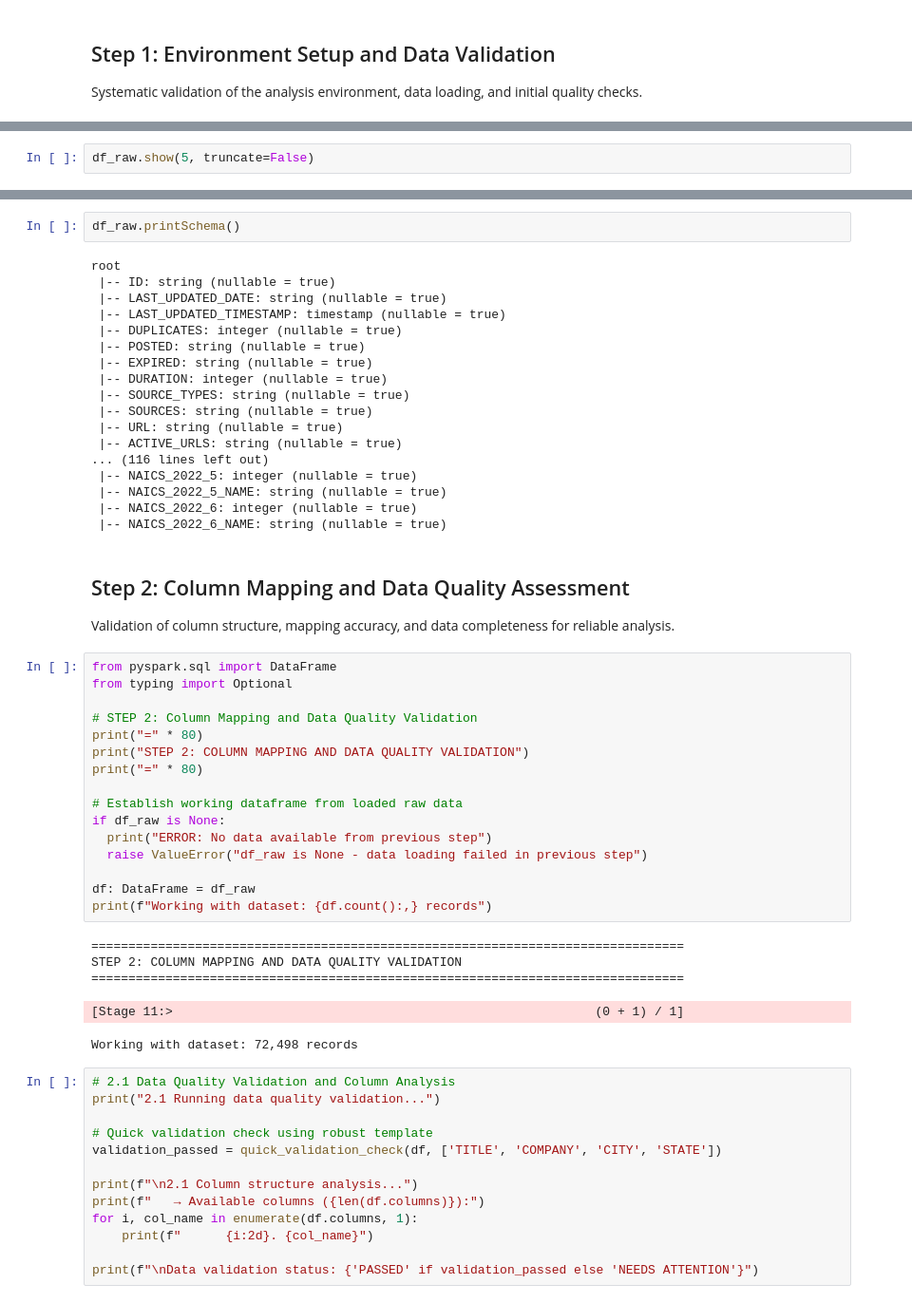
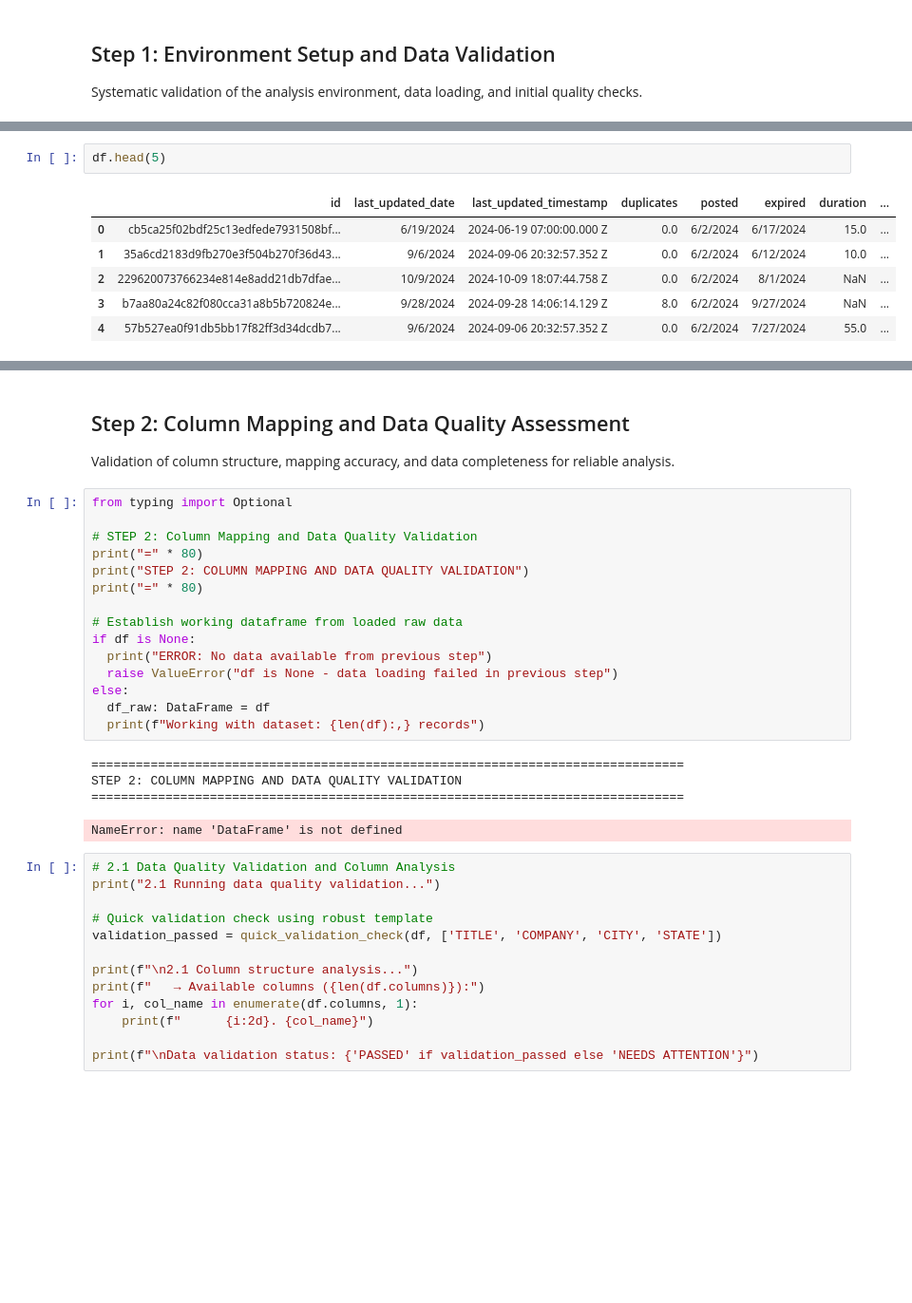
Before and after one commit to samarthya/ad688-scratch, a Jupyter notebook: notebooks/job_market_skill_analysis.ipynb, the cells around one changed output, grey strips where cells are left out. Shown at 95% size. Cells and saved outputs as stored; diff of their text form; blank space fills up the shorter version.

```diff
--- a/notebooks/job_market_skill_analysis.ipynb
+++ b/notebooks/job_market_skill_analysis.ipynb
@@ -162,3 +181,9 @@ STEP 1: VALIDATION COMPLETE
 # %%
-df_raw.show(5, truncate=False)
+df.head(5)
 # %% [output]
+|  | id | last_updated_date | last_updated_timestamp | duplicates | posted | expired | duration | ... |
+| 0 | cb5ca25f02bdf25c13edfede7931508bf... | 6/19/2024 | 2024-06-19 07:00:00.000 Z | 0.0 | 6/2/2024 | 6/17/2024 | 15.0 | ... |
+| 1 | 35a6cd2183d9fb270e3f504b270f36d43... | 9/6/2024 | 2024-09-06 20:32:57.352 Z | 0.0 | 6/2/2024 | 6/12/2024 | 10.0 | ... |
+| 2 | 229620073766234e814e8add21db7dfae... | 10/9/2024 | 2024-10-09 18:07:44.758 Z | 0.0 | 6/2/2024 | 8/1/2024 | NaN | ... |
+| 3 | b7aa80a24c82f080cca31a8b5b720824e... | 9/28/2024 | 2024-09-28 14:06:14.129 Z | 8.0 | 6/2/2024 | 9/27/2024 | NaN | ... |
+| 4 | 57b527ea0f91db5bb17f82ff3d34dcdb7... | 9/6/2024 | 2024-09-06 20:32:57.352 Z | 0.0 | 6/2/2024 | 7/27/2024 | 55.0 | ... |
@@ -175,29 +191,8 @@ only showing top 5 rows
-# %%
-df_raw.printSchema()
-# %% [output]
-root
- |-- ID: string (nullable = true)
- |-- LAST_UPDATED_DATE: string (nullable = true)
- |-- LAST_UPDATED_TIMESTAMP: timestamp (nullable = true)
- |-- DUPLICATES: integer (nullable = true)
- |-- POSTED: string (nullable = true)
- |-- EXPIRED: string (nullable = true)
- |-- DURATION: integer (nullable = true)
- |-- SOURCE_TYPES: string (nullable = true)
- |-- SOURCES: string (nullable = true)
- |-- URL: string (nullable = true)
- |-- ACTIVE_URLS: string (nullable = true)
-... (116 lines left out)
- |-- NAICS_2022_5: integer (nullable = true)
- |-- NAICS_2022_5_NAME: string (nullable = true)
- |-- NAICS_2022_6: integer (nullable = true)
- |-- NAICS_2022_6_NAME: string (nullable = true)
 # %% [markdown]
 ## Step 2: Column Mapping and Data Quality Assessment
 
 Validation of column structure, mapping accuracy, and data completeness for reliable analysis.
 # %%
-from pyspark.sql import DataFrame
 from typing import Optional
 
 # STEP 2: Column Mapping and Data Quality Validation
@@ -206,18 +201,17 @@ print("STEP 2: COLUMN MAPPING AND DATA QUALITY VALIDATION")
 print("=" * 80)
 
 # Establish working dataframe from loaded raw data
-if df_raw is None:
+if df is None:
   print("ERROR: No data available from previous step")
-  raise ValueError("df_raw is None - data loading failed in previous step")
-
-df: DataFrame = df_raw
-print(f"Working with dataset: {df.count():,} records")
+  raise ValueError("df is None - data loading failed in previous step")
+else:
+  df_raw: DataFrame = df
+  print(f"Working with dataset: {len(df):,} records")
 # %% [output]
 ================================================================================
 STEP 2: COLUMN MAPPING AND DATA QUALITY VALIDATION
 ================================================================================
-[Stage 11:>                                                         (0 + 1) / 1]
+NameError: name 'DataFrame' is not defined
-Working with dataset: 72,498 records
 # %%
 # 2.1 Data Quality Validation and Column Analysis
 print("2.1 Running data quality validation...")
```
Also changed, not shown: parts of 22 cells of this notebook, 6 other files.
